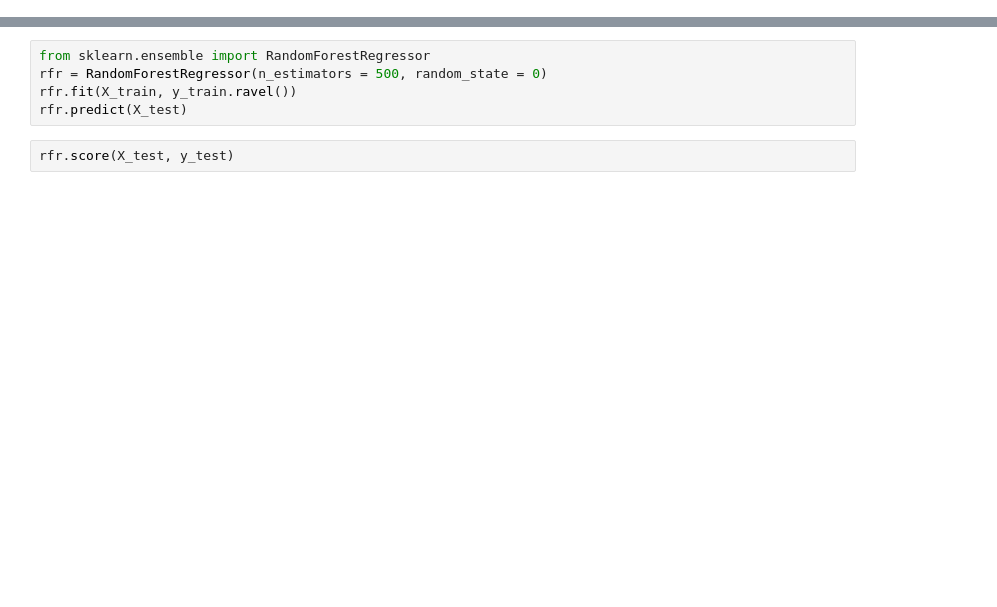
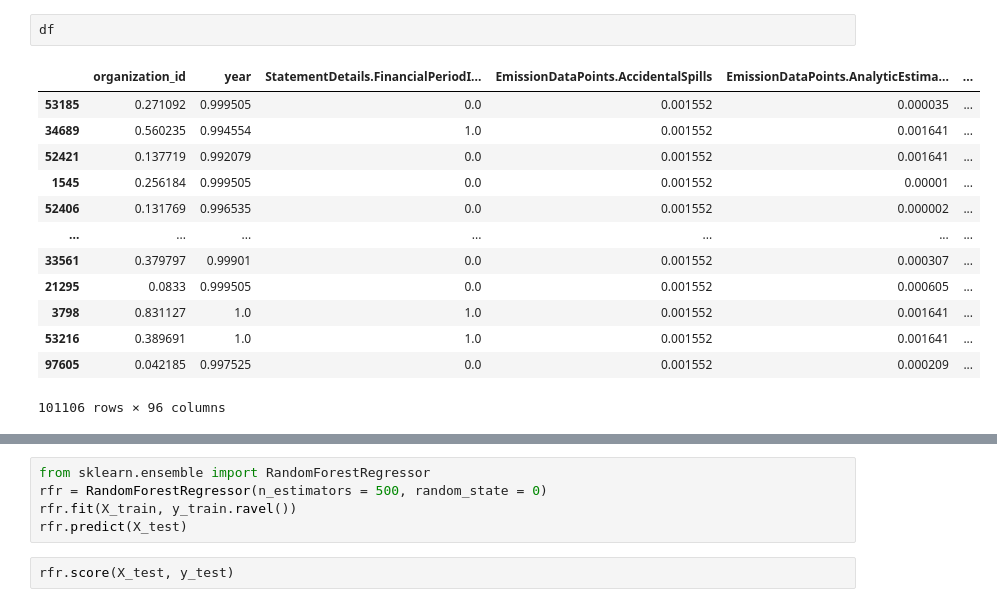
Before and after one commit to knuffelbeer/leren_en_beslissen_public, a Jupyter notebook: company_emissions_preprocessing.ipynb, the cells around one changed output, grey strips where cells are left out. Cells and saved outputs as stored; diff of their text form; blank space fills up the shorter version.

```diff
--- a/company_emissions_preprocessing.ipynb
+++ b/company_emissions_preprocessing.ipynb
@@ -159,3 +160,19 @@ df.describe().transpose()
+# %%
+df
+# %% [output]
+|  | organization_id | year | StatementDetails.FinancialPeriodI... | EmissionDataPoints.AccidentalSpills | EmissionDataPoints.AnalyticEstima... | ... |
+| 53185 | 0.271092 | 0.999505 | 0.0 | 0.001552 | 0.000035 | ... |
+| 34689 | 0.560235 | 0.994554 | 1.0 | 0.001552 | 0.001641 | ... |
+| 52421 | 0.137719 | 0.992079 | 0.0 | 0.001552 | 0.001641 | ... |
+| 1545 | 0.256184 | 0.999505 | 0.0 | 0.001552 | 0.00001 | ... |
+| 52406 | 0.131769 | 0.996535 | 0.0 | 0.001552 | 0.000002 | ... |
+| ... | ... | ... | ... | ... | ... | ... |
+| 33561 | 0.379797 | 0.99901 | 0.0 | 0.001552 | 0.000307 | ... |
+| 21295 | 0.0833 | 0.999505 | 0.0 | 0.001552 | 0.000605 | ... |
+| 3798 | 0.831127 | 1.0 | 1.0 | 0.001552 | 0.001641 | ... |
+| 53216 | 0.389691 | 1.0 | 1.0 | 0.001552 | 0.001641 | ... |
+| 97605 | 0.042185 | 0.997525 | 0.0 | 0.001552 | 0.000209 | ... |
+101106 rows × 96 columns
 # %%
 X = df[predictors].values
 y = df[target_column].values
```
Also changed, not shown: parts of 10 cells of this notebook.
